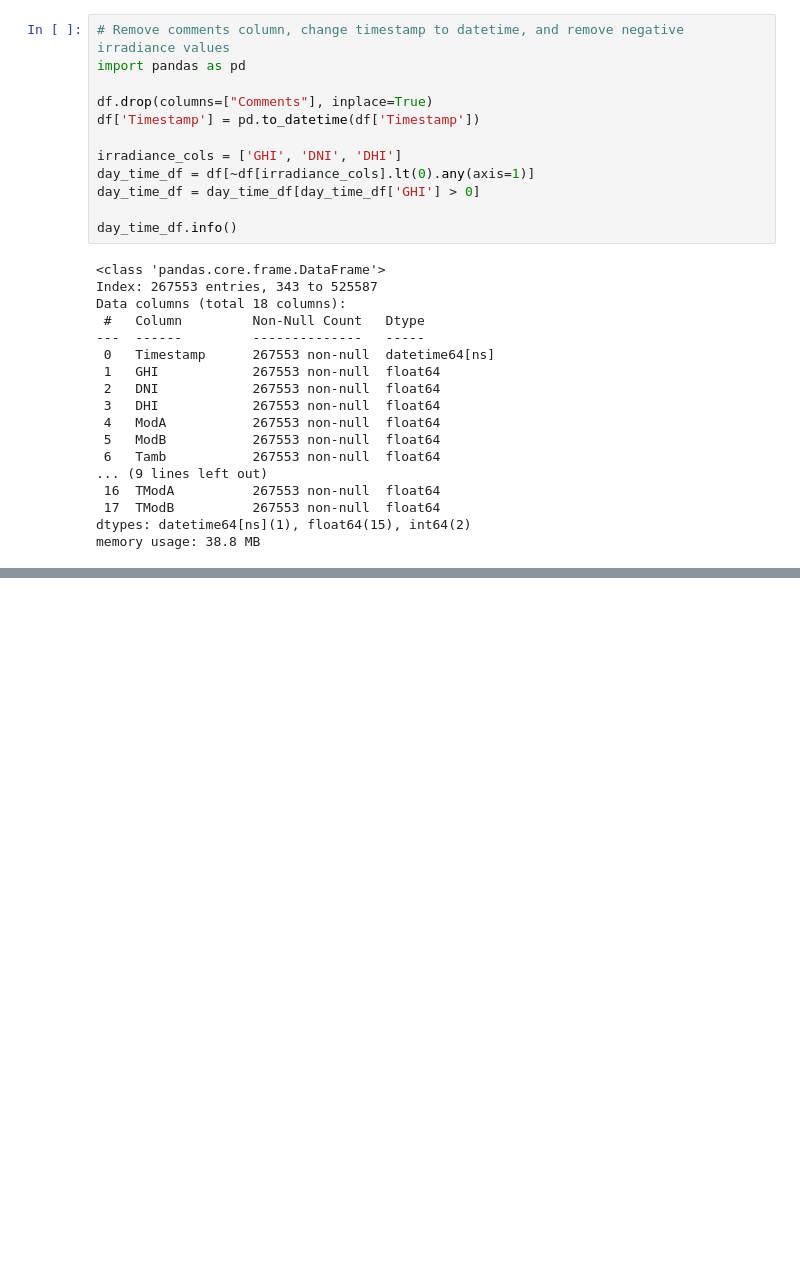
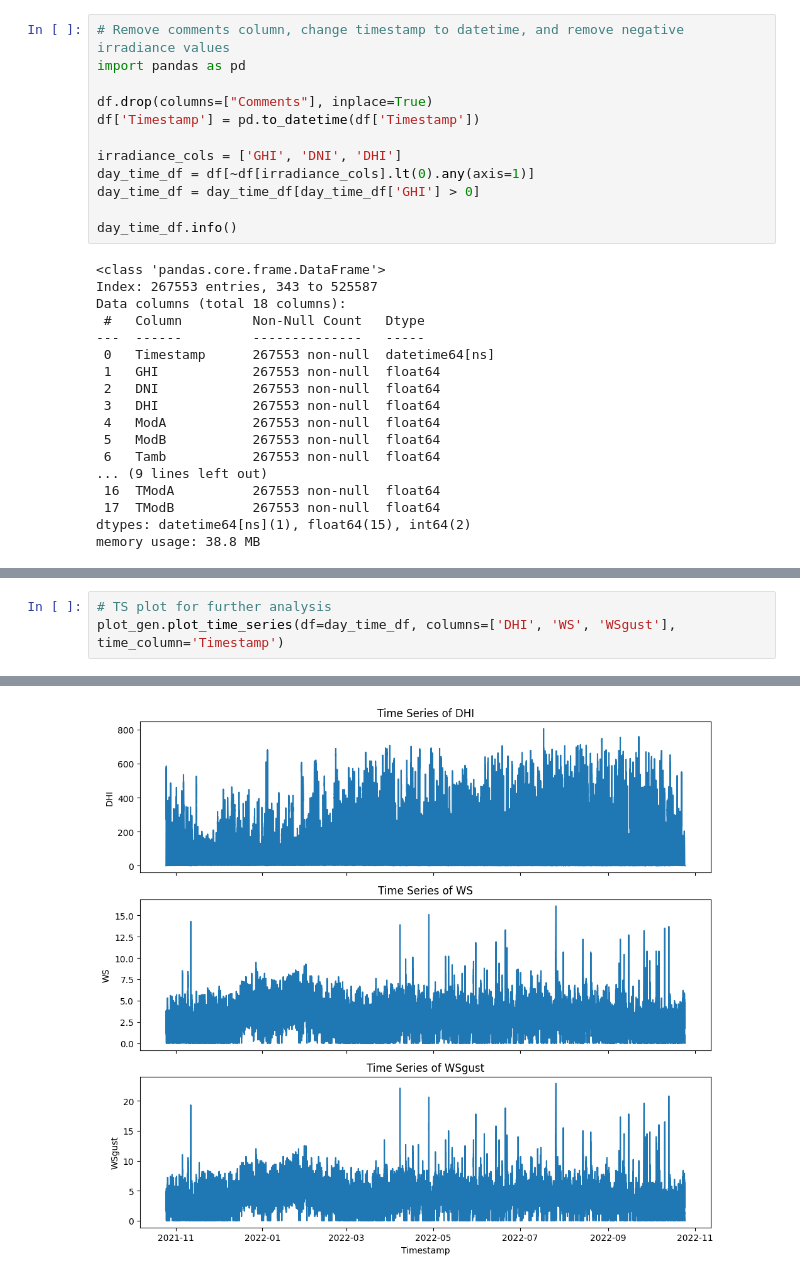
Before and after one commit to Ty-Miki/solar-challenge-week0, a Jupyter notebook: notebooks/eda_togo.ipynb, the cells around one changed output, grey strips where cells are left out. Drawn from its saved outputs; the diff is of its cells as text; blank space fills up the shorter version.

```diff
--- a/notebooks/eda_togo.ipynb
+++ b/notebooks/eda_togo.ipynb
@@ -102,0 +149,4 @@ day_time_df.describe()
+# %%
+# TS plot for further analysis
+plot_gen.plot_time_series(df=day_time_df, columns=['DHI', 'WS', 'WSgust'], time_column='Timestamp')
+# %% [output]
@@ -102,0 +156 @@ day_time_df.describe()
+[figure, added]
```
Also changed, not shown: parts of 14 cells of this notebook.
